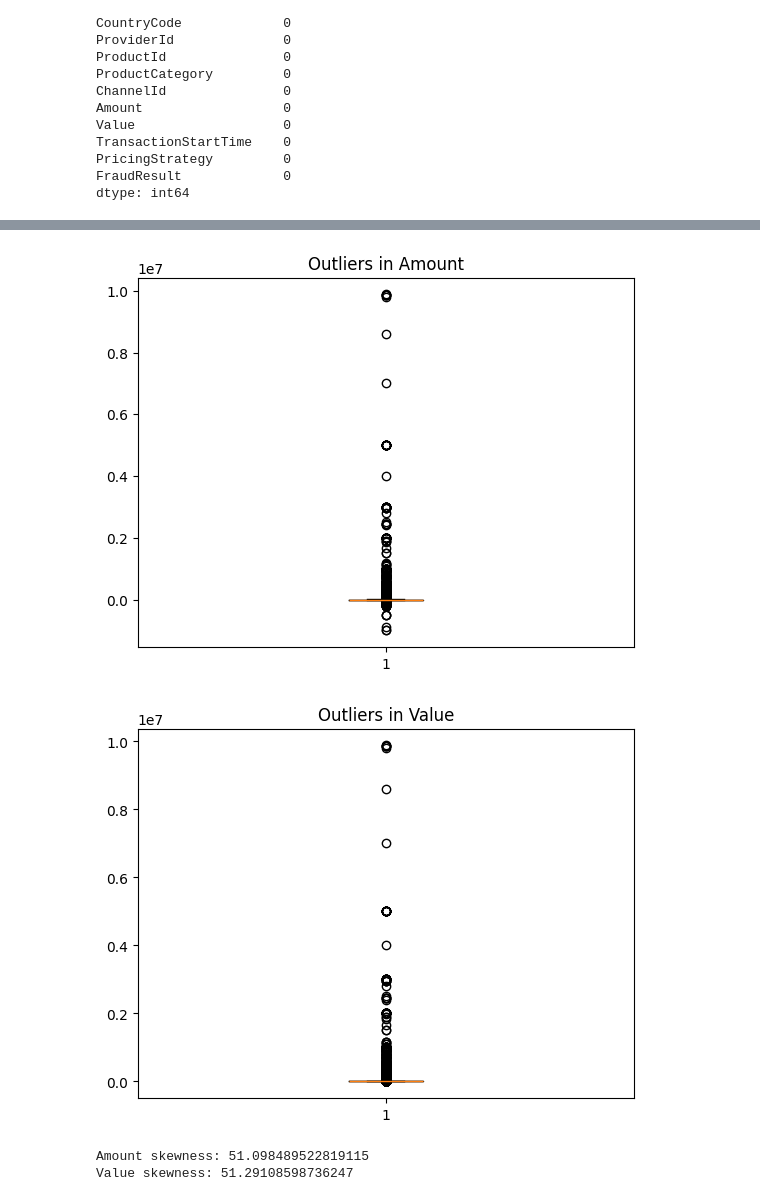
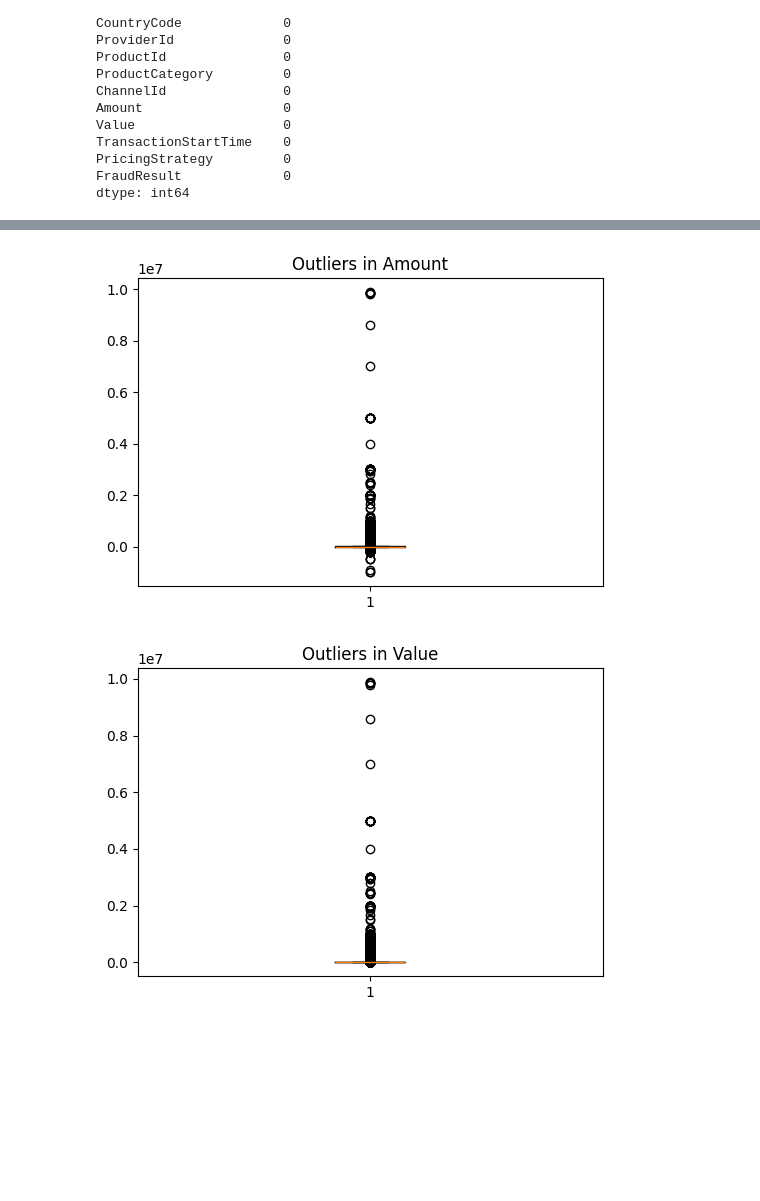
Before and after one commit to yordanos64/credit-risk-model, a Jupyter notebook: notebooks/eda.ipynb, the cells around one changed output, grey strips where cells are left out. Drawn from its saved outputs; the diff is of its cells as text; code cells hidden in the pictures; blank space fills up the shorter version.

```diff
--- a/notebooks/eda.ipynb
+++ b/notebooks/eda.ipynb
@@ -50,3 +57,5 @@ TransactionStartTime    0
 PricingStrategy         0
 FraudResult             0
 dtype: int64
+# %%
+df["TransactionStartTime"] = pd.to_datetime(df["TransactionStartTime"])
@@ -53,22 +88,14 @@ dtype: int64
 # %%
-import matplotlib.pyplot as plt
-
-plt.figure()
+plt.figure(figsize=(6,4))
 plt.boxplot(df["Amount"])
 plt.title("Outliers in Amount")
 plt.show()
 # %% [output]
-[figure, old version]
+[figure, new version]
 # %%
-plt.figure()
+plt.figure(figsize=(6,4))
 plt.boxplot(df["Value"])
 plt.title("Outliers in Value")
 plt.show()
 # %% [output]
-[figure, old version]
+[figure, new version]
-# %%
-print("Amount skewness:", df["Amount"].skew())
-print("Value skewness:", df["Value"].skew())
-# %% [output]
-Amount skewness: 51.098489522819115
-Value skewness: 51.29108598736247
```
Also changed, not shown: parts of 15 cells of this notebook.
